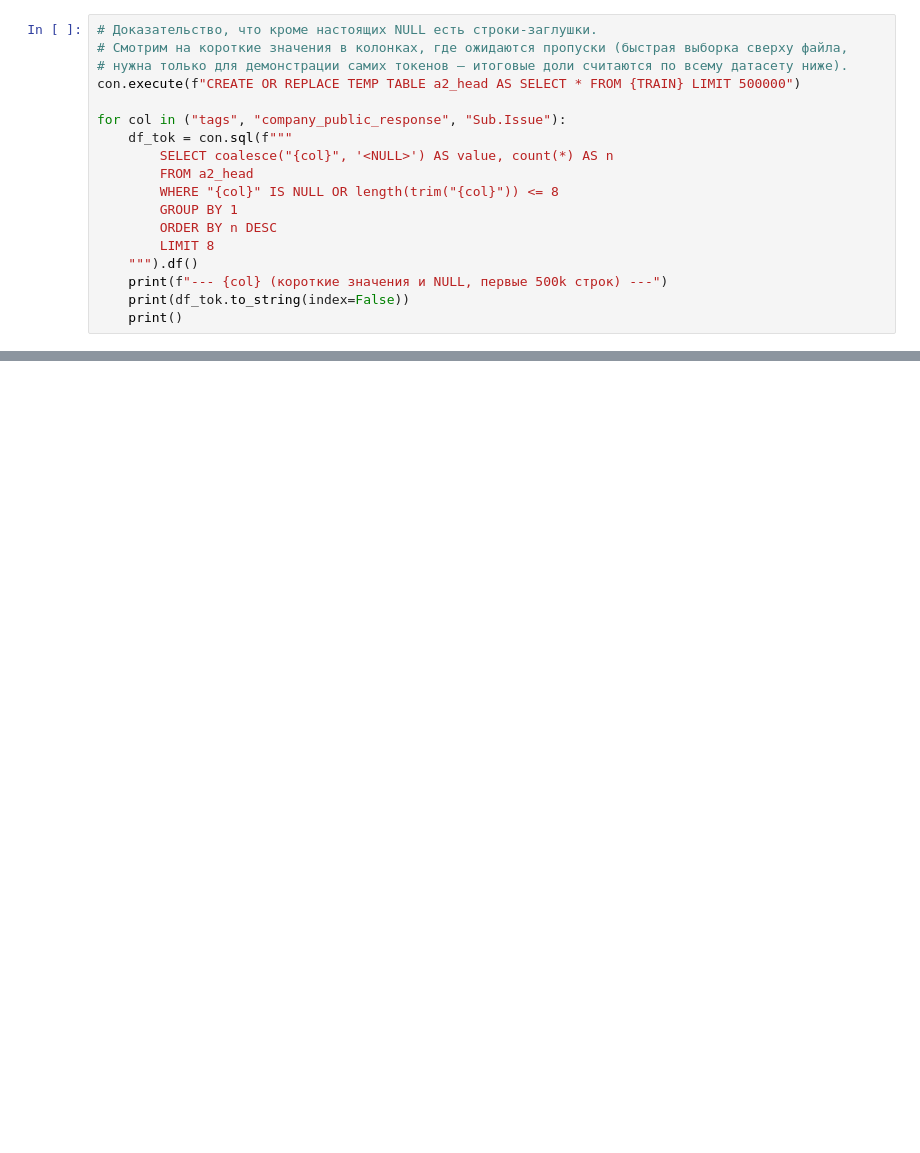
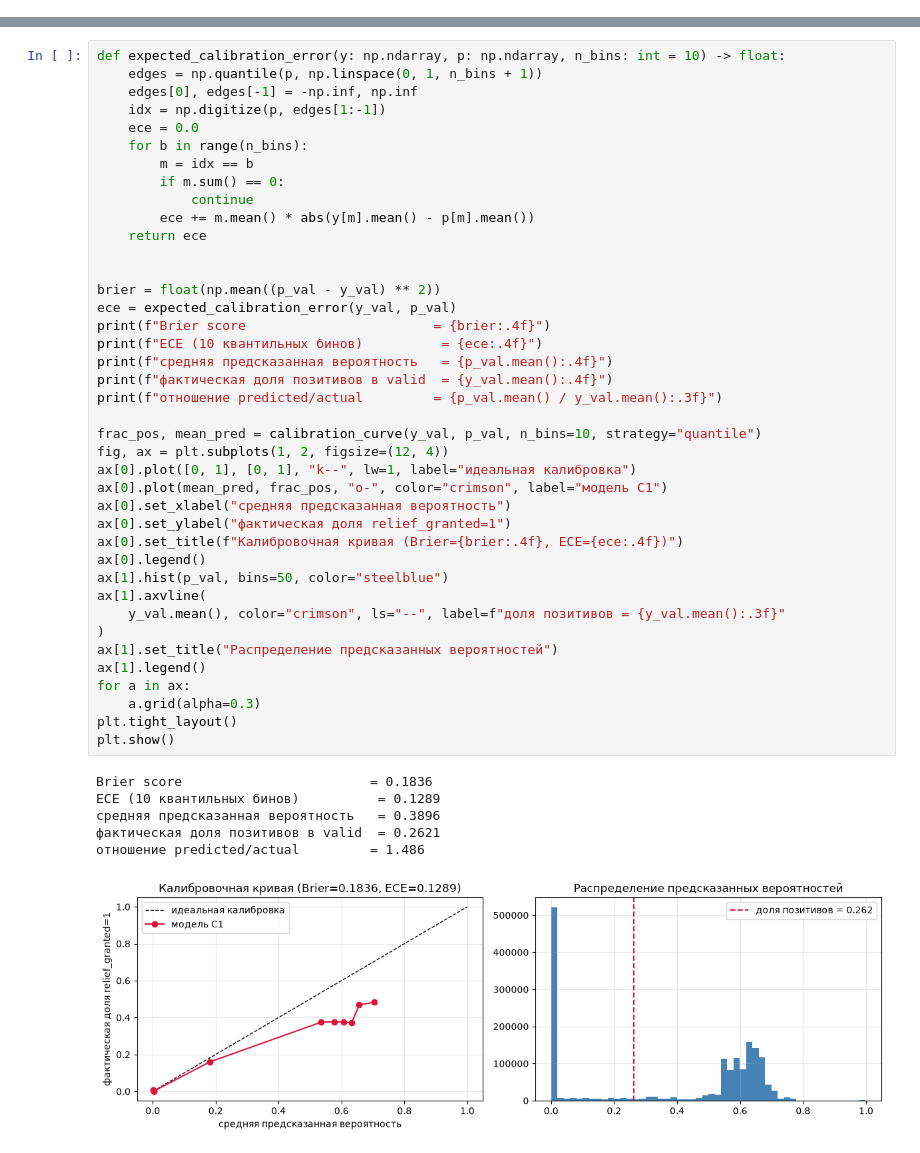
Before and after one commit to timur-itmo-ai-2026/eda-ml, a Jupyter notebook: notebooks/solution.ipynb, the cells around one changed output, grey strips where cells are left out. Saved outputs shown, nothing was run; the diff lists cells and outputs as text; blank space fills up the shorter version.

```diff
--- a/notebooks/solution.ipynb
+++ b/notebooks/solution.ipynb
@@ -181,18 +0,0 @@ A2. Пропуски
-# %%
-# Доказательство, что кроме настоящих NULL есть строки-заглушки.
-# Смотрим на короткие значения в колонках, где ожидаются пропуски (быстрая выборка сверху файла,
-# нужна только для демонстрации самих токенов — итоговые доли считаются по всему датасету ниже).
-con.execute(f"CREATE OR REPLACE TEMP TABLE a2_head AS SELECT * FROM {TRAIN} LIMIT 500000")
-
-for col in ("tags", "company_public_response", "Sub.Issue"):
-    df_tok = con.sql(f"""
-        SELECT coalesce("{col}", '<NULL>') AS value, count(*) AS n
-        FROM a2_head
-        WHERE "{col}" IS NULL OR length(trim("{col}")) <= 8
-        GROUP BY 1
-        ORDER BY n DESC
-        LIMIT 8
-    """).df()
-    print(f"--- {col} (короткие значения и NULL, первые 500k строк) ---")
-    print(df_tok.to_string(index=False))
-    print()
@@ -371,0 +903,47 @@ print("Альтернативный порядок, если считать то
+# %%
+def expected_calibration_error(y: np.ndarray, p: np.ndarray, n_bins: int = 10) -> float:
+    edges = np.quantile(p, np.linspace(0, 1, n_bins + 1))
+    edges[0], edges[-1] = -np.inf, np.inf
+    idx = np.digitize(p, edges[1:-1])
+    ece = 0.0
+    for b in range(n_bins):
+        m = idx == b
+        if m.sum() == 0:
+            continue
+        ece += m.mean() * abs(y[m].mean() - p[m].mean())
+    return ece
+
+
+brier = float(np.mean((p_val - y_val) ** 2))
+ece = expected_calibration_error(y_val, p_val)
+print(f"Brier score                        = {brier:.4f}")
+print(f"ECE (10 квантильных бинов)          = {ece:.4f}")
+print(f"средняя предсказанная вероятность   = {p_val.mean():.4f}")
+print(f"фактическая доля позитивов в valid  = {y_val.mean():.4f}")
+print(f"отношение predicted/actual         = {p_val.mean() / y_val.mean():.3f}")
+
+frac_pos, mean_pred = calibration_curve(y_val, p_val, n_bins=10, strategy="quantile")
+fig, ax = plt.subplots(1, 2, figsize=(12, 4))
+ax[0].plot([0, 1], [0, 1], "k--", lw=1, label="идеальная калибровка")
+ax[0].plot(mean_pred, frac_pos, "o-", color="crimson", label="модель C1")
+ax[0].set_xlabel("средняя предсказанная вероятность")
+ax[0].set_ylabel("фактическая доля relief_granted=1")
+ax[0].set_title(f"Калибровочная кривая (Brier={brier:.4f}, ECE={ece:.4f})")
+ax[0].legend()
+ax[1].hist(p_val, bins=50, color="steelblue")
+ax[1].axvline(
+    y_val.mean(), color="crimson", ls="--", label=f"доля позитивов = {y_val.mean():.3f}"
+)
+ax[1].set_title("Распределение предсказанных вероятностей")
+ax[1].legend()
+for a in ax:
+    a.grid(alpha=0.3)
+plt.tight_layout()
+plt.show()
+# %% [output]
+Brier score                        = 0.1836
+ECE (10 квантильных бинов)          = 0.1289
+средняя предсказанная вероятность   = 0.3896
+фактическая доля позитивов в valid  = 0.2621
+отношение predicted/actual         = 1.486
+[figure, added]
```
Also changed, not shown: parts of 86 cells of this notebook, 5 other files.
